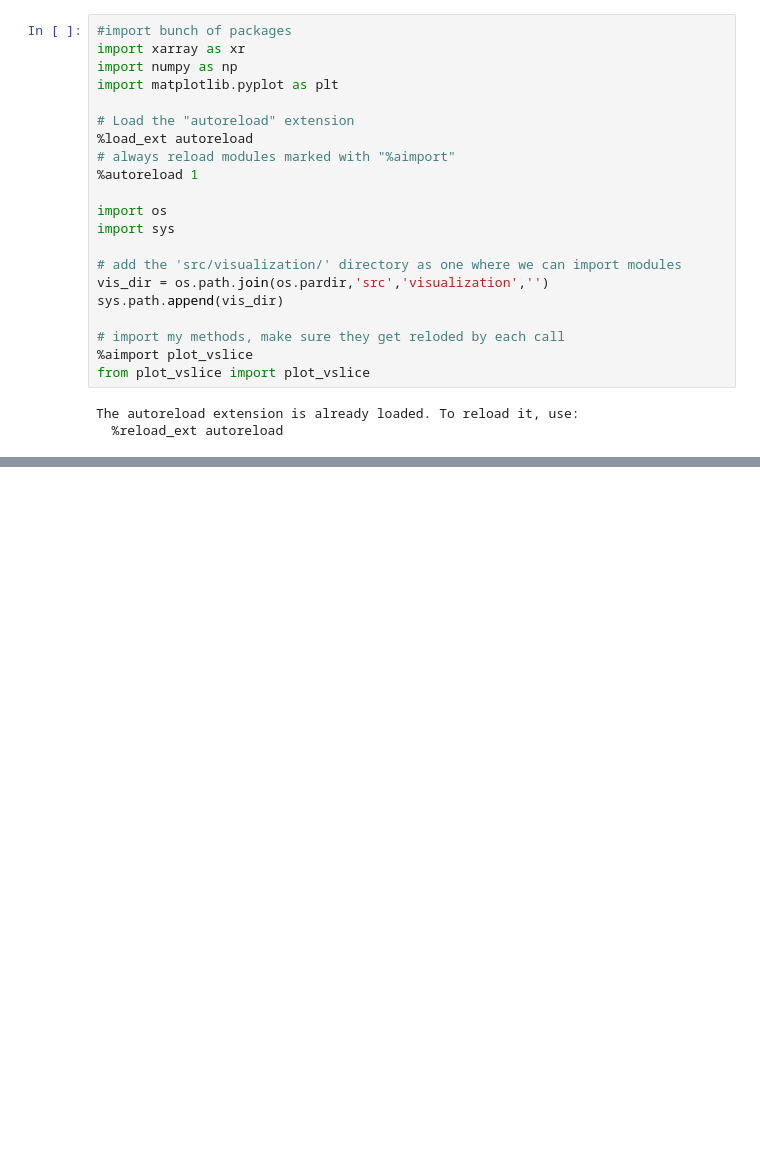
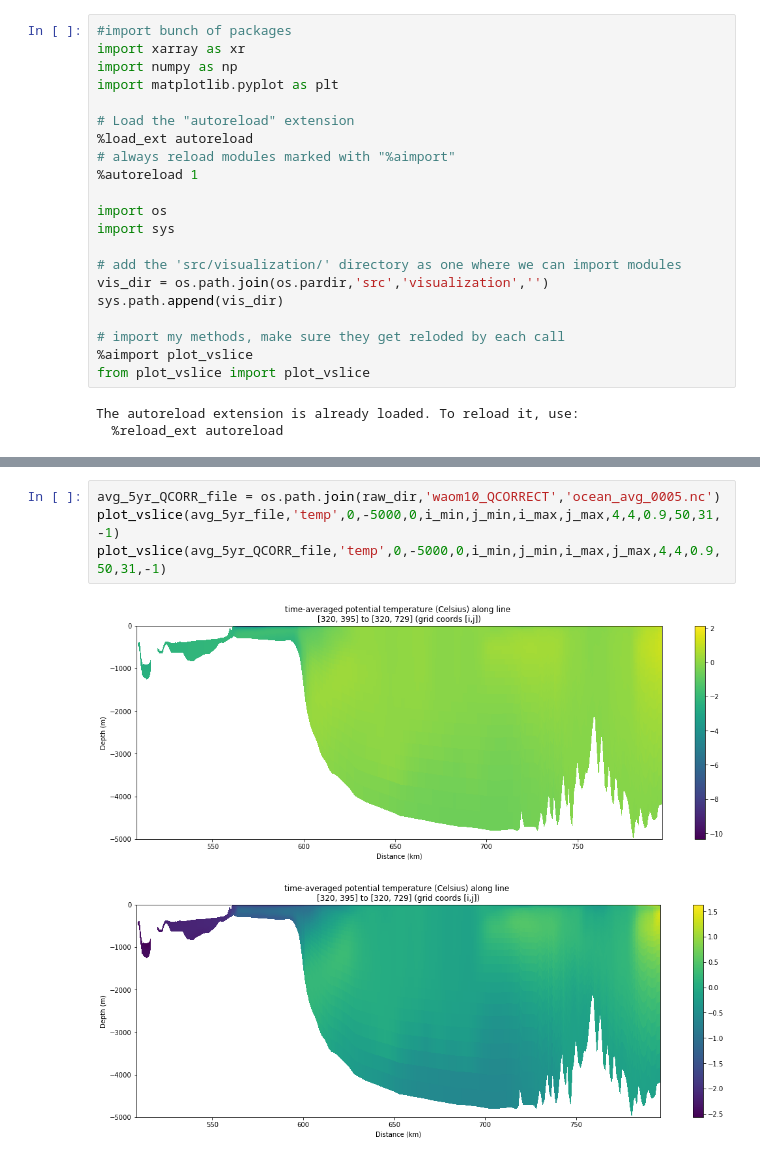
Before and after one commit to kuechenrole/tidal_melting, a Jupyter notebook: notebooks/0.2-kuechenrole-surface_fluxes_tuning.ipynb, the cells around one changed output, grey strips where cells are left out. Drawn from its saved outputs; the diff is of its cells as text; blank space fills up the shorter version.

```diff
--- a/notebooks/0.2-kuechenrole-surface_fluxes_tuning.ipynb
+++ b/notebooks/0.2-kuechenrole-surface_fluxes_tuning.ipynb
@@ -41,0 +66,7 @@ plot_vslice(his_5yr_file,'temp',-1,-5000,0,i_min,j_min,i_max,j_max,4,4,0.9,50,31
+# %%
+avg_5yr_QCORR_file = os.path.join(raw_dir,'waom10_QCORRECT','ocean_avg_0005.nc')
+plot_vslice(avg_5yr_file,'temp',0,-5000,0,i_min,j_min,i_max,j_max,4,4,0.9,50,31,-1)
+plot_vslice(avg_5yr_QCORR_file,'temp',0,-5000,0,i_min,j_min,i_max,j_max,4,4,0.9,50,31,-1)
+# %% [output]
+[figure, added]
+[figure, added]
```
Also changed, not shown: parts of 16 cells of this notebook, 10 other files.
